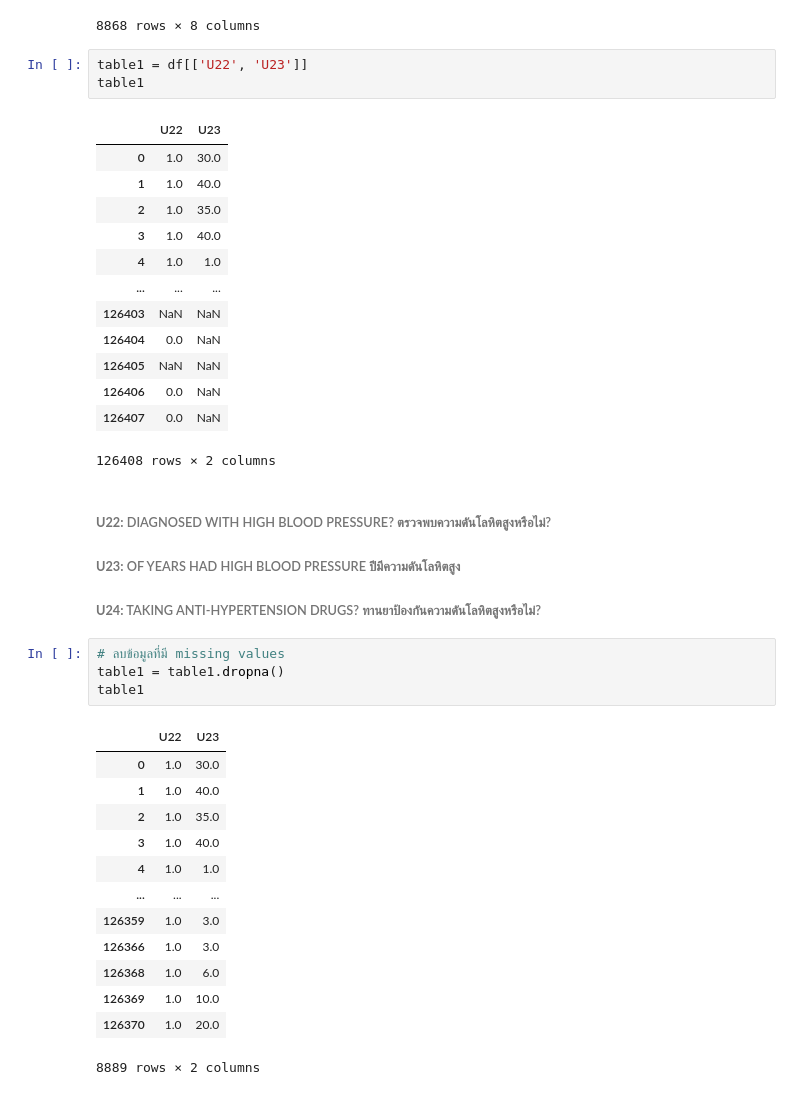
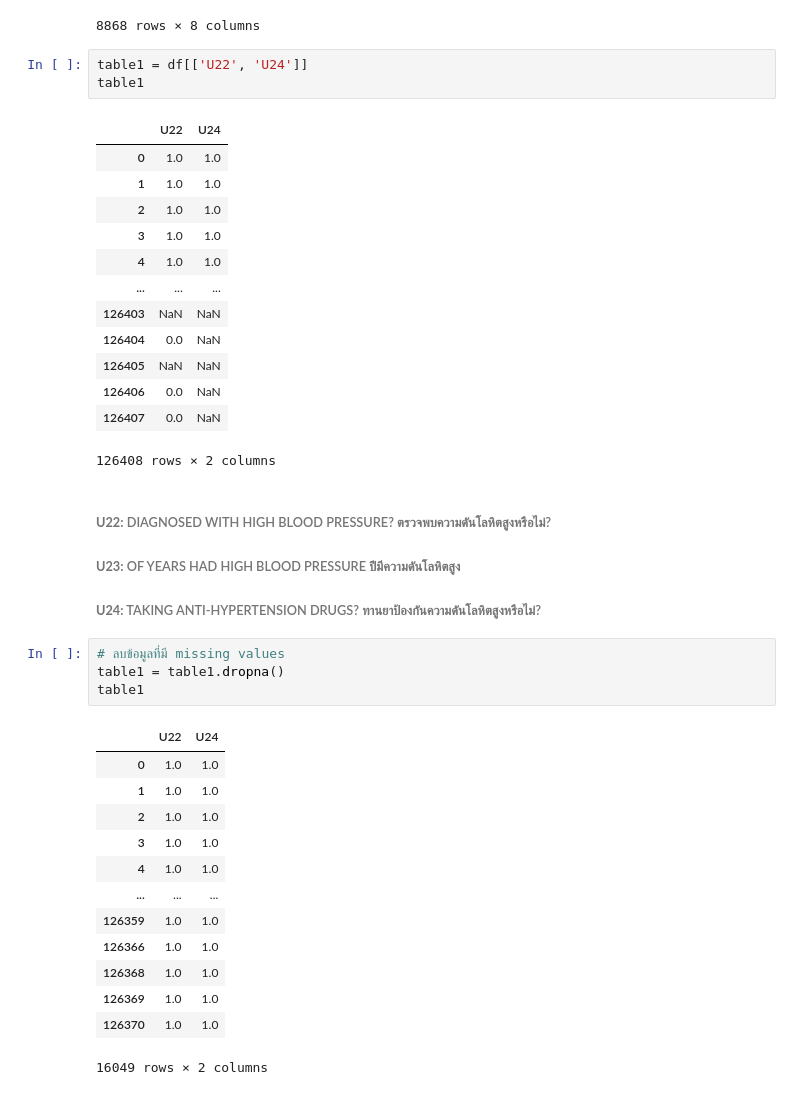
Before and after one commit to iam-fern/real_data, a Jupyter notebook: China_Health_and_Nutrition_Survey_(CHNS).ipynb, the cells around one changed output. Cells and saved outputs as stored; diff of their text form.

```diff
--- a/China_Health_and_Nutrition_Survey_(CHNS).ipynb
+++ b/China_Health_and_Nutrition_Survey_(CHNS).ipynb
@@ -72,14 +72,14 @@ table
 | 126370 | 5.523040e+11 | NaN | 1.0 | 20.0 | 1.0 | 0.0 | NaN | NaN |
 8868 rows × 8 columns
 # %%
-table1 = df[['U22', 'U23']]
+table1 = df[['U22', 'U24']]
 table1
 # %% [output]
-|  | U22 | U23 |
-| 0 | 1.0 | 30.0 |
-| 1 | 1.0 | 40.0 |
-| 2 | 1.0 | 35.0 |
-| 3 | 1.0 | 40.0 |
+|  | U22 | U24 |
+| 0 | 1.0 | 1.0 |
+| 1 | 1.0 | 1.0 |
+| 2 | 1.0 | 1.0 |
+| 3 | 1.0 | 1.0 |
 | 4 | 1.0 | 1.0 |
 | ... | ... | ... |
 | 126403 | NaN | NaN |
@@ -97,16 +97,16 @@ table1
 table1 = table1.dropna()
 table1
 # %% [output]
-|  | U22 | U23 |
-| 0 | 1.0 | 30.0 |
-| 1 | 1.0 | 40.0 |
-| 2 | 1.0 | 35.0 |
-| 3 | 1.0 | 40.0 |
+|  | U22 | U24 |
+| 0 | 1.0 | 1.0 |
+| 1 | 1.0 | 1.0 |
+| 2 | 1.0 | 1.0 |
+| 3 | 1.0 | 1.0 |
 | 4 | 1.0 | 1.0 |
 | ... | ... | ... |
-| 126359 | 1.0 | 3.0 |
-| 126366 | 1.0 | 3.0 |
-| 126368 | 1.0 | 6.0 |
-| 126369 | 1.0 | 10.0 |
-| 126370 | 1.0 | 20.0 |
+| 126359 | 1.0 | 1.0 |
+| 126366 | 1.0 | 1.0 |
+| 126368 | 1.0 | 1.0 |
+| 126369 | 1.0 | 1.0 |
+| 126370 | 1.0 | 1.0 |
-8889 rows × 2 columns
+16049 rows × 2 columns
```
Also changed, not shown: parts of 1 cell of this notebook.
